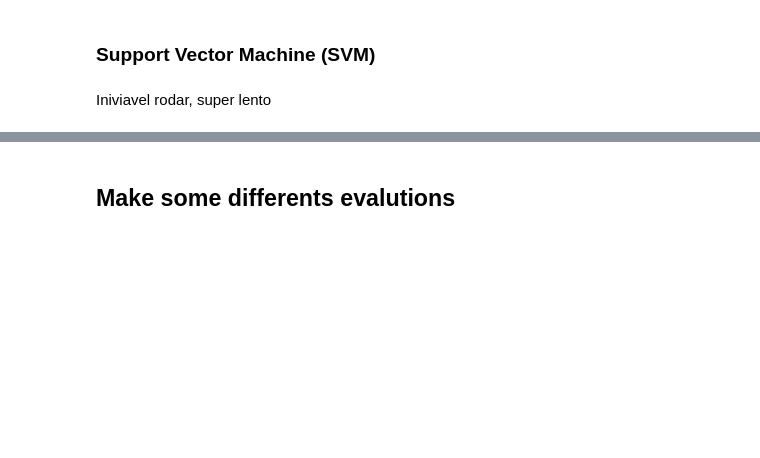
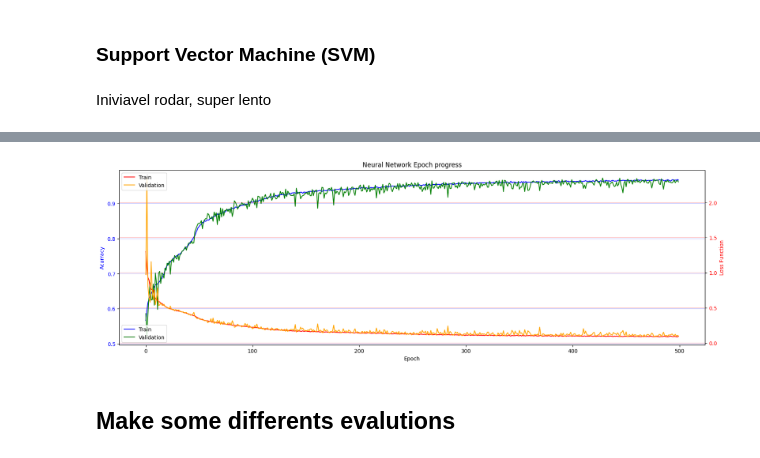
Before and after one commit to iTzFabregas/mushroom-poisoning-detection, a Jupyter notebook: detection.ipynb, the cells around one changed output, grey strips where cells are left out. Saved outputs shown, nothing was run; the diff lists cells and outputs as text; code cells hidden in the pictures; blank space fills up the shorter version.

```diff
--- a/detection.ipynb
+++ b/detection.ipynb
@@ -164,3 +207,35 @@ Iniviavel rodar, super lento
+# %%
+import matplotlib.pyplot as plt
+
+
+x = [i for i in range(len(history.history['accuracy']))]
+y1_1 = history.history['accuracy']
+y1_2 = history.history['val_accuracy']
+y2_1 = history.history['loss']
+y2_2 = history.history['val_loss']
+
+fig, ax1 = plt.subplots(figsize=(20, 6))
+ax2 = ax1.twinx()
+ax1.set_xlabel('Epoch')
+
+ax1.plot(x, y1_1, color='blue', label='Acurracy')
+ax1.plot(x, y1_2, color='green', label='Validation Acurracy')
+ax1.set_ylabel('Acurracy', color='blue')
+ax1.tick_params(axis='y', labelcolor='blue')
+
+ax2.plot(x, y2_1, color='red', label='Loss Function')
+ax2.plot(x, y2_2, color='orange', label='Validation Loss Function')
+ax2.set_ylabel('Loss Function', color='red')
+ax2.tick_params(axis='y', labelcolor='red')
+
+ax1.legend(['Train', 'Validation'], loc='lower left')
+ax2.legend(['Train', 'Validation'], loc='upper left')
+ax1.grid(True, which='both', axis='y', linestyle='solid', linewidth=0.25, color='blue')
+ax2.grid(True, which='both', axis='y', linestyle='solid', linewidth=0.25, color='red')
+plt.title('Neural Network Epoch progress')
+plt.show()
+# %% [output]
+[figure, added]
 # %% [markdown]
 ## Make some differents evalutions
 # %%
```
Also changed, not shown: parts of 20 cells of this notebook.
